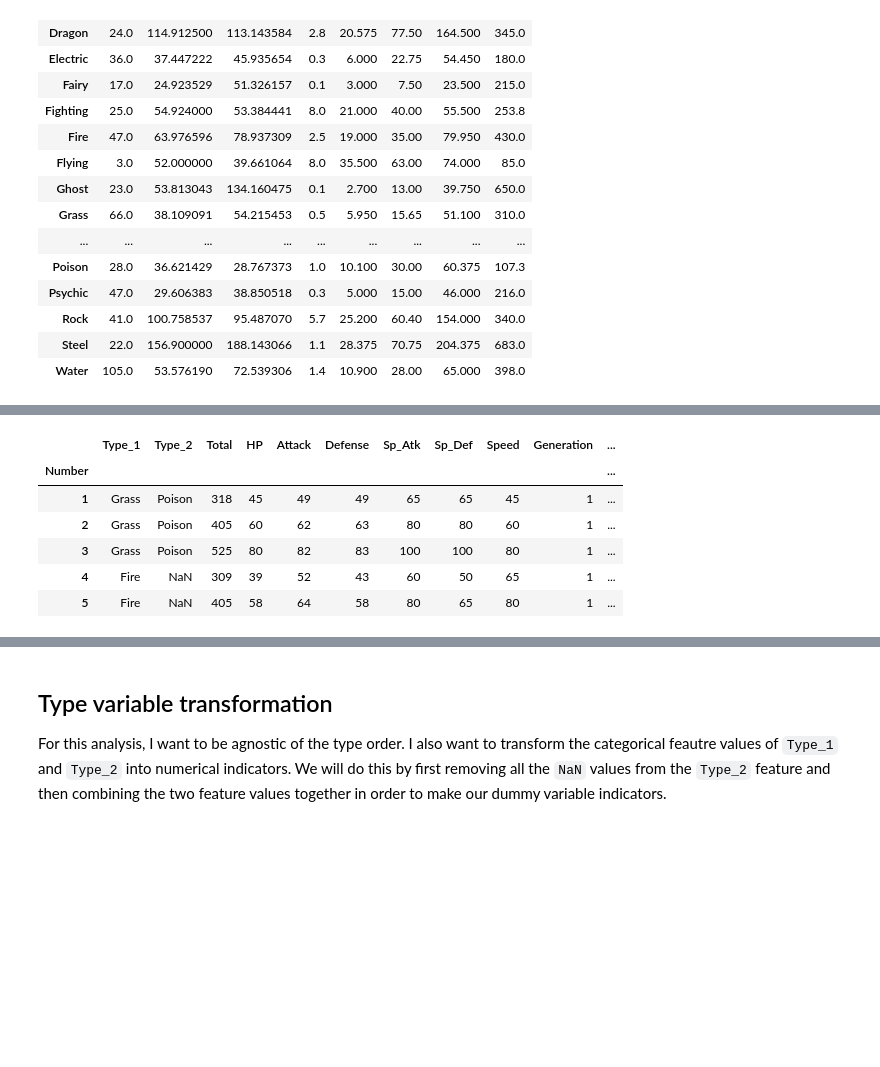
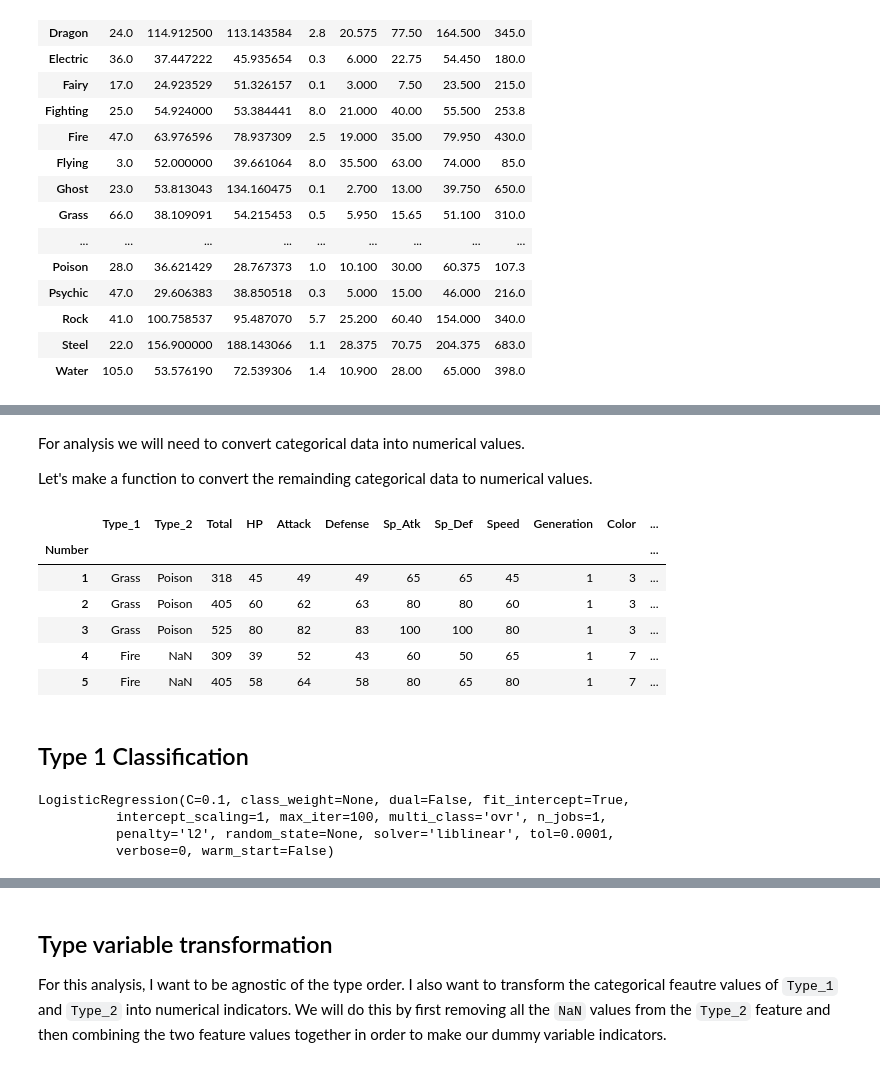
Before and after one commit to varennes/Pokemon-ML, a Jupyter notebook: notebook/01_main.ipynb, the cells around one changed output, grey strips where cells are left out. Drawn from its saved outputs; the diff is of its cells as text; code cells hidden in the pictures; blank space fills up the shorter version.

```diff
--- a/notebook/01_main.ipynb
+++ b/notebook/01_main.ipynb
@@ -117,11 +122,28 @@ For this analysis let's start by dropping a couple of columns that are likely no
 # %%
-df_type = df_master.drop([ 'Name', 'hasMegaEvolution', 'Pr_Male'], axis=1)
-df_type.head()
+df_type = df_master.drop([ 'Name', 'isLegendary', 'hasMegaEvolution', 'Pr_Male'], axis=1)
+# df_type.head()
-# %% [output]
-|  | Type_1 | Type_2 | Total | HP | Attack | Defense | Sp_Atk | Sp_Def | Speed | Generation | ... |
-| Number |  |  |  |  |  |  |  |  |  |  | ... |
-| 1 | Grass | Poison | 318 | 45 | 49 | 49 | 65 | 65 | 45 | 1 | ... |
-| 2 | Grass | Poison | 405 | 60 | 62 | 63 | 80 | 80 | 60 | 1 | ... |
-| 3 | Grass | Poison | 525 | 80 | 82 | 83 | 100 | 100 | 80 | 1 | ... |
-| 4 | Fire | NaN | 309 | 39 | 52 | 43 | 60 | 50 | 65 | 1 | ... |
-| 5 | Fire | NaN | 405 | 58 | 64 | 58 | 80 | 65 | 80 | 1 | ... |
+# %% [markdown]
+For analysis we will need to convert categorical data into numerical values.
+
+Let's make a function to convert the remainding categorical data to numerical values.
+# %%
+def convertCat2Num( series):
+    series = series.astype('category')
+    series = series.cat.codes
+    return series.astype('int64')
+# %%
+# convert categorical data into numerical values
+df_type.Color       = convertCat2Num( df_type.Color)
+df_type.Egg_Group_1 = convertCat2Num( df_type.Egg_Group_1)
+df_type.Egg_Group_2 = convertCat2Num( df_type.Egg_Group_2)
+df_type.Body_Style  = convertCat2Num( df_type.Body_Style)
+
+df_type.head()
+# %% [output]
+|  | Type_1 | Type_2 | Total | HP | Attack | Defense | Sp_Atk | Sp_Def | Speed | Generation | Color | ... |
+| Number |  |  |  |  |  |  |  |  |  |  |  | ... |
+| 1 | Grass | Poison | 318 | 45 | 49 | 49 | 65 | 65 | 45 | 1 | 3 | ... |
+| 2 | Grass | Poison | 405 | 60 | 62 | 63 | 80 | 80 | 60 | 1 | 3 | ... |
+| 3 | Grass | Poison | 525 | 80 | 82 | 83 | 100 | 100 | 80 | 1 | 3 | ... |
+| 4 | Fire | NaN | 309 | 39 | 52 | 43 | 60 | 50 | 65 | 1 | 7 | ... |
+| 5 | Fire | NaN | 405 | 58 | 64 | 58 | 80 | 65 | 80 | 1 | 7 | ... |
@@ -127,0 +155,2 @@ df_type.head()
+# %% [markdown]
+## Type 1 Classification
@@ -127,0 +165,7 @@ df_type.head()
+# %%
+clf_log.fit( X_train, y_train)
+# %% [output]
+LogisticRegression(C=0.1, class_weight=None, dual=False, fit_intercept=True,
+          intercept_scaling=1, max_iter=100, multi_class='ovr', n_jobs=1,
+          penalty='l2', random_state=None, solver='liblinear', tol=0.0001,
+          verbose=0, warm_start=False)
```
Also changed, not shown: parts of 31 cells of this notebook, 2 other files.
